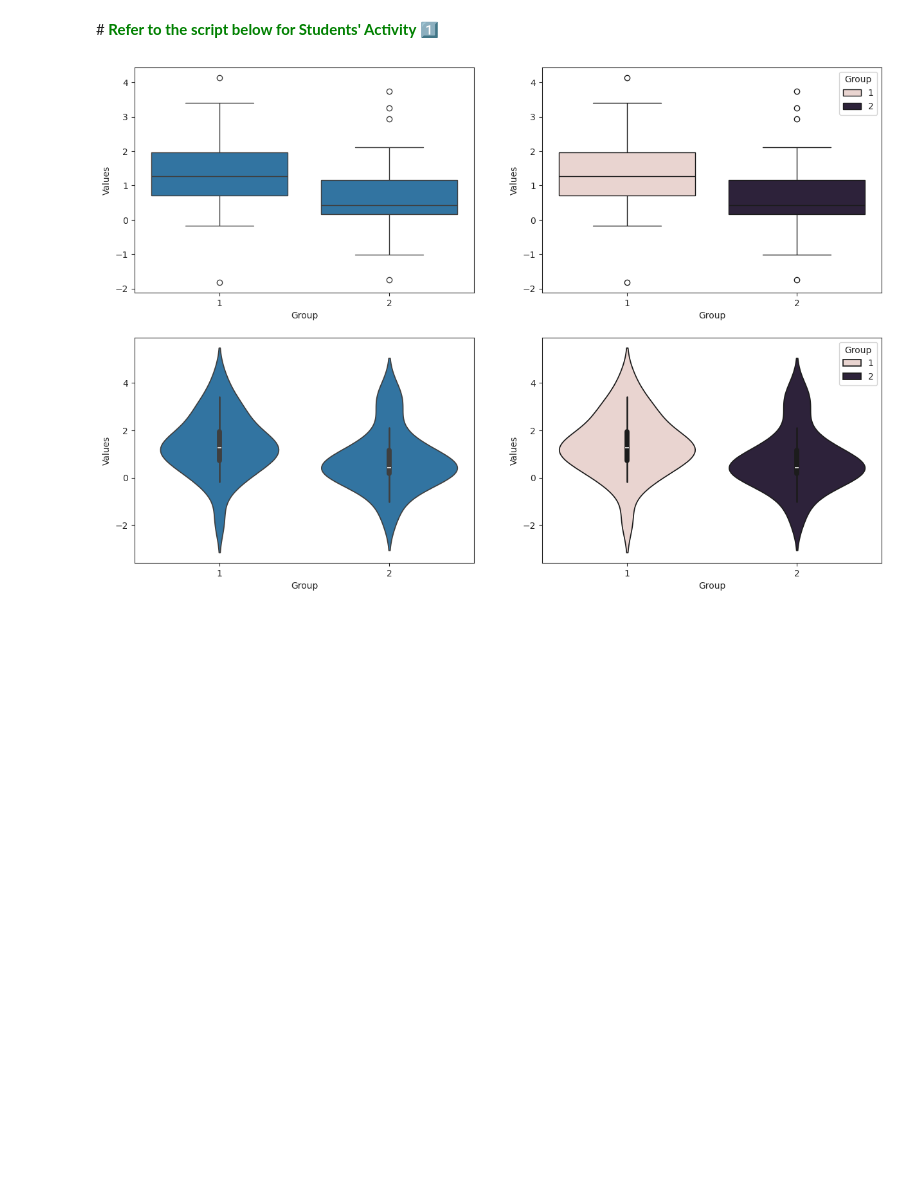
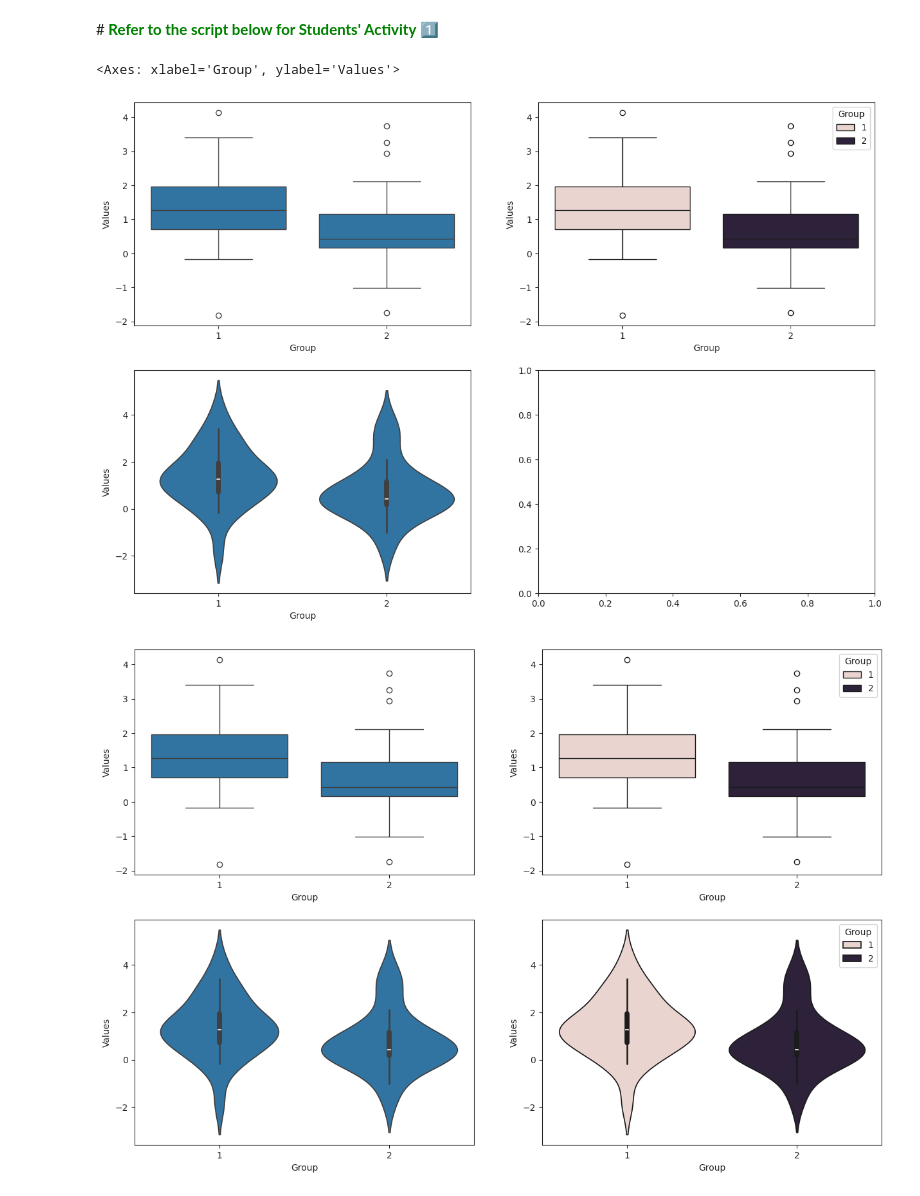
Before and after one commit to kmj122/stats_2025, a Jupyter notebook: 8_basicstats_graphs.ipynb, the cells around one changed output. Saved outputs shown, nothing was run; the diff lists cells and outputs as text; code cells hidden in the pictures; blank space fills up the shorter version.

```diff
--- a/8_basicstats_graphs.ipynb
+++ b/8_basicstats_graphs.ipynb
@@ -305,3 +253,38 @@ plt.show()
+# %%
+import pandas as pd
+import numpy as np
+import matplotlib.pyplot as plt
+import seaborn as sns
+
+df = pd.read_csv('/content/Pandas_Stats_Data_Analysis_2025/TwoGroupData_Base4Ttest_Independent.csv')
+
+# Convert non-numeric values to NaN for all columns
+df = df.apply(pd.to_numeric, errors='coerce')   #모두 0 값으로 치환
+
+
+#Style Theme 설정 (e.g., darkgrid, whitegrid, dark, white, ticks)
+sns.set_style('ticks')   #배경
+
+#그래프 객체 생성 (figure에 두개의 서브플랏 생성)
+# In the function of subplot(a1, a2, a3), The first two arguments 2, 2 specifies a grid layout of subplots with 2 rows and 2 columns, making a total of 4 subplots.
+# The third argument 1 refers to the first subplot (top-left), 2 to the second subplot (top-right), 3 to the third subplot (bottom-left), 4 to the fourth subplot (bottom-right).
+fig = plt.figure(figsize = (15, 10)) #Creates a figure object of size 15 inches by 10 inches.
+ax1 = fig.add_subplot(2,2,1) #Adds the first subplot to the figure at position (2, 2, 1).
+ax2 = fig.add_subplot(2,2,2) #Adds the first subplot to the figure at position (2, 2, 2).
+ax3 = fig.add_subplot(2,2,3) #Adds the first subplot to the figure at position (2, 2, 3).
+ax4 = fig.add_subplot(2,2,4) #Adds the first subplot to the figure at position (2, 2, 4).
+
+#Box plot - default
+sns.boxplot(x = 'Group', y = 'Values', data=df, ax = ax1)
+
+#Box plot - with hue
+sns.boxplot(x = 'Group', y = 'Values', hue = 'Group', data=df, ax = ax2)
+
+sns.violinplot(x = 'Group', y = 'Values',  data=df, ax = ax3)
+sns.violinplot()
+# %% [output]
+<Axes: xlabel='Group', ylabel='Values'>
+[figure, added]
 # %%
 #@markdown 🐹🌱🌱 **Students' Activity 1️⃣**
 
```
Also changed, not shown: parts of 20 cells of this notebook.
